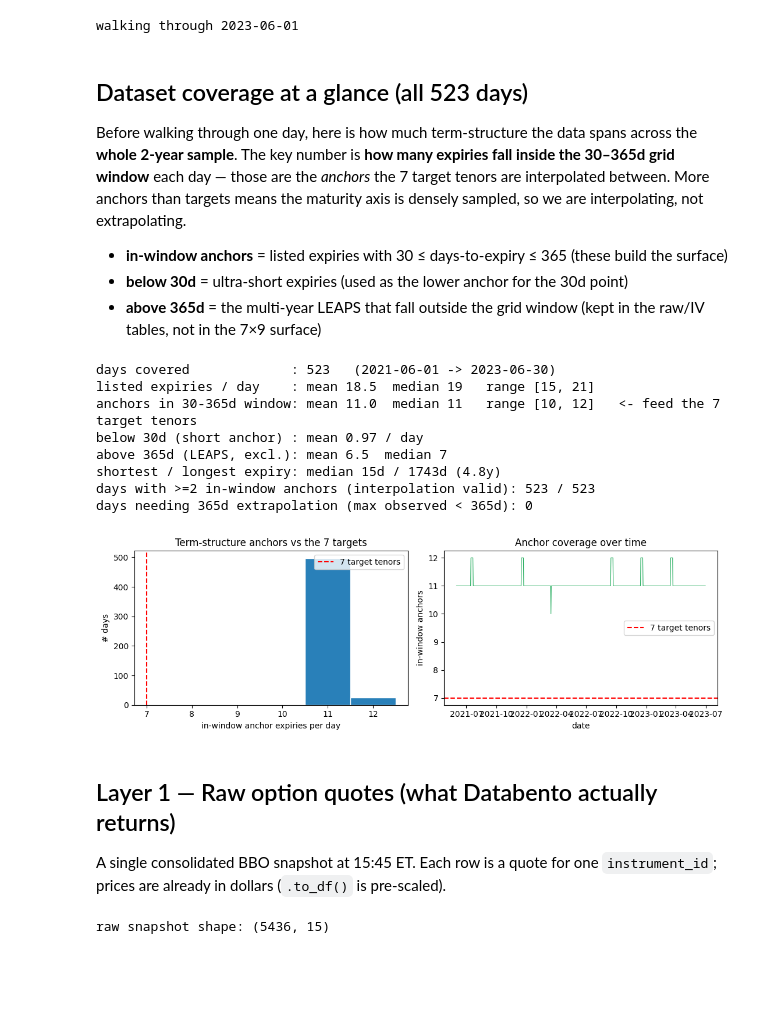
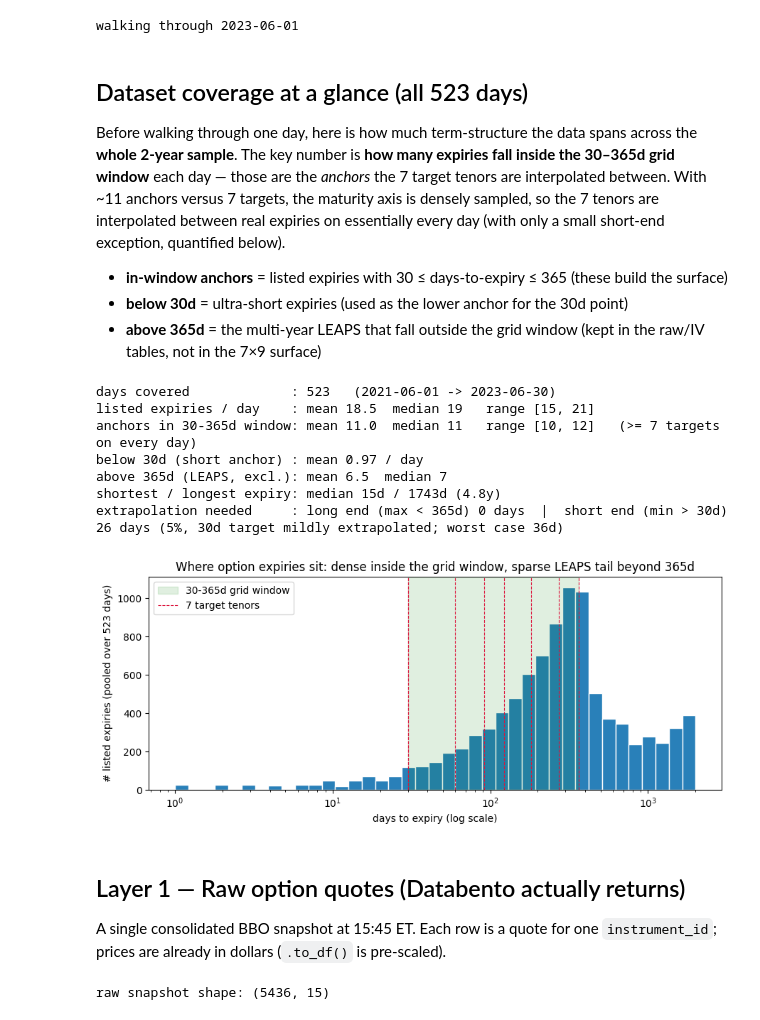
Before and after one commit to harrodyuan/DS4FE, a Jupyter notebook: DS4FE_SPX_IV_Surface_Reconstruction_from_Raw_EOD_Quotes.ipynb, the cells around one changed output. Saved outputs shown, nothing was run; the diff lists cells and outputs as text; code cells hidden in the pictures; blank space fills up the shorter version.

Commit message:
Coverage cell: replace near-degenerate n_in plots with pooled expiry distribution (log axis, grid window shaded); report short-end extrapolation honestly (26 days)

```diff
--- a/DS4FE_SPX_IV_Surface_Reconstruction_from_Raw_EOD_Quotes.ipynb
+++ b/DS4FE_SPX_IV_Surface_Reconstruction_from_Raw_EOD_Quotes.ipynb
@@ -62,60 +61,64 @@ walking through 2023-06-01
 # %% [markdown]
 ## Dataset coverage at a glance (all 523 days)
 
-Before walking through one day, here is how much term-structure the data spans across the **whole 2-year sample**. The key number is **how many expiries fall inside the 30–365d grid window** each day — those are the *anchors* the 7 target tenors are interpolated between. More anchors than targets means the maturity axis is densely sampled, so we are interpolating, not extrapolating.
+Before walking through one day, here is how much term-structure the data spans across the **whole 2-year sample**. The key number is **how many expiries fall inside the 30–365d grid window** each day — those are the *anchors* the 7 target tenors are interpolated between. With ~11 anchors versus 7 targets, the maturity axis is densely sampled, so the 7 tenors are interpolated between real expiries on essentially every day (with only a small short-end exception, quantified below).
 
 - **in-window anchors** = listed expiries with 30 ≤ days-to-expiry ≤ 365 (these build the surface)
 - **below 30d** = ultra-short expiries (used as the lower anchor for the 30d point)
 - **above 365d** = the multi-year LEAPS that fall outside the grid window (kept in the raw/IV tables, not in the 7×9 surface)
 # %%
-# ===== Full 523-day expiry coverage distribution =====
+# ===== Full 523-day expiry coverage =====
 import glob
 WIN_LO, WIN_HI = 30, 365                       # the grid's maturity window (days)
-cov_rows = []
+TARGETS = [30, 60, 91, 122, 182, 273, 365]     # the 7 maturities we interpolate onto
+cov_rows, all_days = [], []
 for f in sorted(glob.glob(f'{IV}/iv_*.parquet')):
     Td = np.sort(pd.read_parquet(f, columns=['T'])['T'].unique()) * 365.25
+    all_days.append(Td)
     cov_rows.append({
         'date': os.path.basename(f)[3:13],
         'n_exp':      len(Td),
         'n_in':       int(((Td >= WIN_LO) & (Td <= WIN_HI)).sum()),
         'n_below30':  int((Td < WIN_LO).sum()),
         'n_above365': int((Td > WIN_HI).sum()),
         'min_d': Td.min(), 'max_d': Td.max(),
     })
 cov = pd.DataFrame(cov_rows); cov['date'] = pd.to_datetime(cov['date'])
+all_days = np.concatenate(all_days)
 
+n_short = int((cov.min_d > WIN_LO).sum())       # days whose nearest expiry is already > 30d
 print(f'days covered             : {len(cov)}   ({cov.date.min().date()} -> {cov.date.max().date()})')
 print(f'listed expiries / day    : mean {cov.n_exp.mean():.1f}  median {cov.n_exp.median():.0f}   range [{cov.n_exp.min()}, {cov.n_exp.max()}]')
-print(f'anchors in 30-365d window: mean {cov.n_in.mean():.1f}  median {cov.n_in.median():.0f}   range [{cov.n_in.min()}, {cov.n_in.max()}]   <- feed the 7 target tenors')
+print(f'anchors in 30-365d window: mean {cov.n_in.mean():.1f}  median {cov.n_in.median():.0f}   range [{cov.n_in.min()}, {cov.n_in.max()}]   (>= 7 targets on every day)')
 print(f'below 30d (short anchor) : mean {cov.n_below30.mean():.2f} / day')
 print(f'above 365d (LEAPS, excl.): mean {cov.n_above365.mean():.1f}  median {cov.n_above365.median():.0f}')
 print(f'shortest / longest expiry: median {cov.min_d.median():.0f}d / {cov.max_d.median():.0f}d ({cov.max_d.median()/365:.1f}y)')
-print(f'days with >=2 in-window anchors (interpolation valid): {(cov.n_in >= 2).sum()} / {len(cov)}')
-print(f'days needing 365d extrapolation (max observed < 365d): {(cov.max_d < WIN_HI).sum()}')
+print(f'extrapolation needed     : long end (max < 365d) {(cov.max_d < WIN_HI).sum()} days  |  '
+      f'short end (min > 30d) {n_short} days ({n_short/len(cov):.0%}, 30d target mildly extrapolated; worst case {cov.min_d.max():.0f}d)')
 
-fig, ax = plt.subplots(1, 2, figsize=(11, 3.6))
-ax[0].hist(cov.n_in, bins=range(int(cov.n_in.min()), int(cov.n_in.max()) + 2),
-           color='#2980B9', edgecolor='w', align='left')
-ax[0].axvline(7, ls='--', color='red', label='7 target tenors')
-ax[0].set_xlabel('in-window anchor expiries per day'); ax[0].set_ylabel('# days')
-ax[0].set_title('Term-structure anchors vs the 7 targets'); ax[0].legend()
-ax[1].plot(cov.date, cov.n_in, lw=0.8, color='#27AE60')
-ax[1].axhline(7, ls='--', color='red', label='7 target tenors')
-ax[1].set_xlabel('date'); ax[1].set_ylabel('in-window anchors')
-ax[1].set_title('Anchor coverage over time'); ax[1].legend()
-plt.tight_layout(); plt.show()
+# One meaningful figure: where every listed expiry actually sits, pooled over all 523 days (log maturity axis)
+fig, ax = plt.subplots(figsize=(9, 4))
+bins = np.logspace(np.log10(all_days.min()), np.log10(all_days.max()), 40)
+ax.hist(all_days, bins=bins, color='#2980B9', edgecolor='w')
+ax.axvspan(WIN_LO, WIN_HI, color='green', alpha=0.12, label='30-365d grid window')
+for t in TARGETS:
+    ax.axvline(t, ls='--', color='crimson', lw=0.8)
+ax.axvline(TARGETS[0], ls='--', color='crimson', lw=0.8, label='7 target tenors')
+ax.set_xscale('log')
+ax.set_xlabel('days to expiry (log scale)'); ax.set_ylabel('# listed expiries (pooled over 523 days)')
+ax.set_title('Where option expiries sit: dense inside the grid window, sparse LEAPS tail beyond 365d')
+ax.legend(); plt.tight_layout(); plt.show()
 # %% [output]
 days covered             : 523   (2021-06-01 -> 2023-06-30)
 listed expiries / day    : mean 18.5  median 19   range [15, 21]
-anchors in 30-365d window: mean 11.0  median 11   range [10, 12]   <- feed the 7 target tenors
+anchors in 30-365d window: mean 11.0  median 11   range [10, 12]   (>= 7 targets on every day)
 below 30d (short anchor) : mean 0.97 / day
 above 365d (LEAPS, excl.): mean 6.5  median 7
 shortest / longest expiry: median 15d / 1743d (4.8y)
-days with >=2 in-window anchors (interpolation valid): 523 / 523
-days needing 365d extrapolation (max observed < 365d): 0
+extrapolation needed     : long end (max < 365d) 0 days  |  short end (min > 30d) 26 days (5%, 30d target mildly extrapolated; worst case 36d)
-[figure, old version]
+[figure, new version]
 # %% [markdown]
-## Layer 1 — Raw option quotes (what Databento actually returns)
+## Layer 1 — Raw option quotes (Databento actually returns)
 
 A single consolidated BBO snapshot at 15:45 ET. Each row is a quote for one `instrument_id`; prices are already in dollars (`.to_df()` is pre-scaled).
 # %%
```
Also changed, not shown: parts of 3 cells of this notebook.
